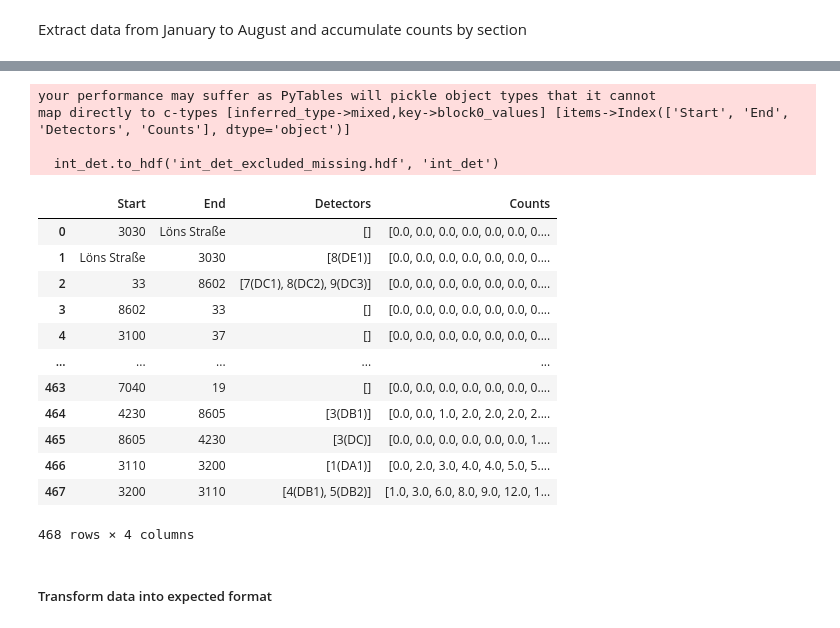
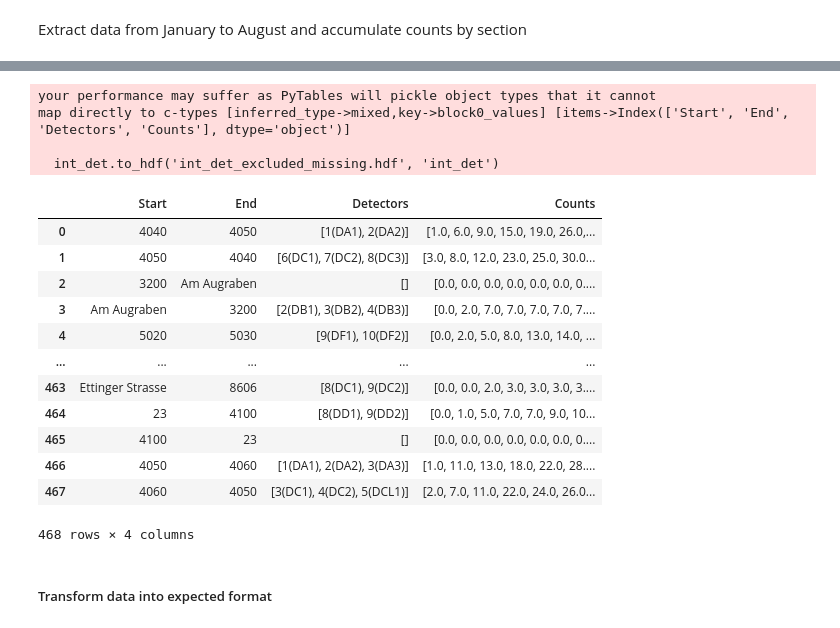
Before and after one commit to kolusask/IDP, a Jupyter notebook: idp.ipynb, the cells around one changed output, grey strips where cells are left out. Saved outputs shown, nothing was run; the diff lists cells and outputs as text; code cells hidden in the pictures.

```diff
--- a/idp.ipynb
+++ b/idp.ipynb
@@ -114,27 +128,28 @@ TypeError: to_hdf() missing 1 required positional argument: 'key'
+# %%
+# int_det.to_csv('int_det_excluded_missing.csv', quoting=QUOTE_NONE, escapechar=' ', sep=';')
+int_det.to_hdf('int_det_excluded_missing.hdf', 'int_det')
+# %% [output]
+your performance may suffer as PyTables will pickle object types that it cannot
+map directly to c-types [inferred_type->mixed,key->block0_values] [items->Index(['Start', 'End', 'Detectors', 'Counts'], dtype='object')]
+
+  int_det.to_hdf('int_det_excluded_missing.hdf', 'int_det')
 # %%
-int_det.to_hdf('int_det_excluded_missing.hdf', 'int_det')
+int_det = pd.read_hdf('int_det_excluded_missing.hdf')
+int_det
 # %% [output]
+|  | Start | End | Detectors | Counts |
+| 0 | 4040 | 4050 | [1(DA1), 2(DA2)] | [1.0, 6.0, 9.0, 15.0, 19.0, 26.0,... |
+| 1 | 4050 | 4040 | [6(DC1), 7(DC2), 8(DC3)] | [3.0, 8.0, 12.0, 23.0, 25.0, 30.0... |
+| 2 | 3200 | Am Augraben | [] | [0.0, 0.0, 0.0, 0.0, 0.0, 0.0, 0.... |
+| 3 | Am Augraben | 3200 | [2(DB1), 3(DB2), 4(DB3)] | [0.0, 2.0, 7.0, 7.0, 7.0, 7.0, 7.... |
+| 4 | 5020 | 5030 | [9(DF1), 10(DF2)] | [0.0, 2.0, 5.0, 8.0, 13.0, 14.0, ... |
+| ... | ... | ... | ... | ... |
+| 463 | Ettinger Strasse | 8606 | [8(DC1), 9(DC2)] | [0.0, 0.0, 2.0, 3.0, 3.0, 3.0, 3.... |
+| 464 | 23 | 4100 | [8(DD1), 9(DD2)] | [0.0, 1.0, 5.0, 7.0, 7.0, 9.0, 10... |
+| 465 | 4100 | 23 | [] | [0.0, 0.0, 0.0, 0.0, 0.0, 0.0, 0.... |
+| 466 | 4050 | 4060 | [1(DA1), 2(DA2), 3(DA3)] | [1.0, 11.0, 13.0, 18.0, 22.0, 28.... |
+| 467 | 4060 | 4050 | [3(DC1), 4(DC2), 5(DCL1)] | [2.0, 7.0, 11.0, 22.0, 24.0, 26.0... |
-your performance may suffer as PyTables will pickle object types that it cannot
-map directly to c-types [inferred_type->mixed,key->block0_values] [items->Index(['Start', 'End', 'Detectors', 'Counts'], dtype='object')]
-
-  int_det.to_hdf('int_det_excluded_missing.hdf', 'int_det')
+468 rows × 4 columns
-# %%
-int_det = pd.read_hdf('int_det_excluded_missing.hdf', converters={'Counts': pd.eval})
-int_det
-# %% [output]
-|  | Start | End | Detectors | Counts |
-| 0 | 3030 | Löns Straße | [] | [0.0, 0.0, 0.0, 0.0, 0.0, 0.0, 0.... |
-| 1 | Löns Straße | 3030 | [8(DE1)] | [0.0, 0.0, 0.0, 0.0, 0.0, 0.0, 0.... |
-| 2 | 33 | 8602 | [7(DC1), 8(DC2), 9(DC3)] | [0.0, 0.0, 0.0, 0.0, 0.0, 0.0, 0.... |
-| 3 | 8602 | 33 | [] | [0.0, 0.0, 0.0, 0.0, 0.0, 0.0, 0.... |
-| 4 | 3100 | 37 | [] | [0.0, 0.0, 0.0, 0.0, 0.0, 0.0, 0.... |
-| ... | ... | ... | ... | ... |
-| 463 | 7040 | 19 | [] | [0.0, 0.0, 0.0, 0.0, 0.0, 0.0, 0.... |
-| 464 | 4230 | 8605 | [3(DB1)] | [0.0, 0.0, 1.0, 2.0, 2.0, 2.0, 2.... |
-| 465 | 8605 | 4230 | [3(DC)] | [0.0, 0.0, 0.0, 0.0, 0.0, 0.0, 1.... |
-| 466 | 3110 | 3200 | [1(DA1)] | [0.0, 2.0, 3.0, 4.0, 4.0, 5.0, 5.... |
-| 467 | 3200 | 3110 | [4(DB1), 5(DB2)] | [1.0, 3.0, 6.0, 8.0, 9.0, 12.0, 1... |
-468 rows × 4 columns
 # %% [markdown]
 ##### Transform data into expected format
 # %% [markdown]
```
Also changed, not shown: parts of 19 cells of this notebook.
